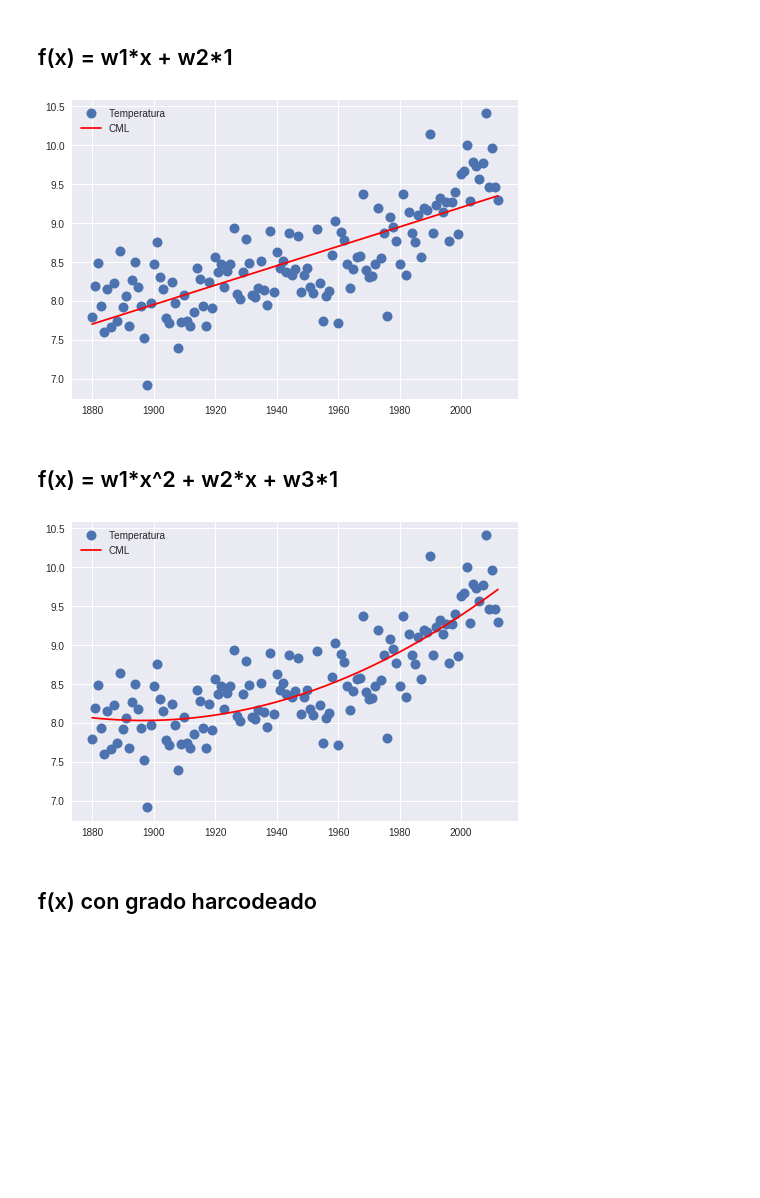
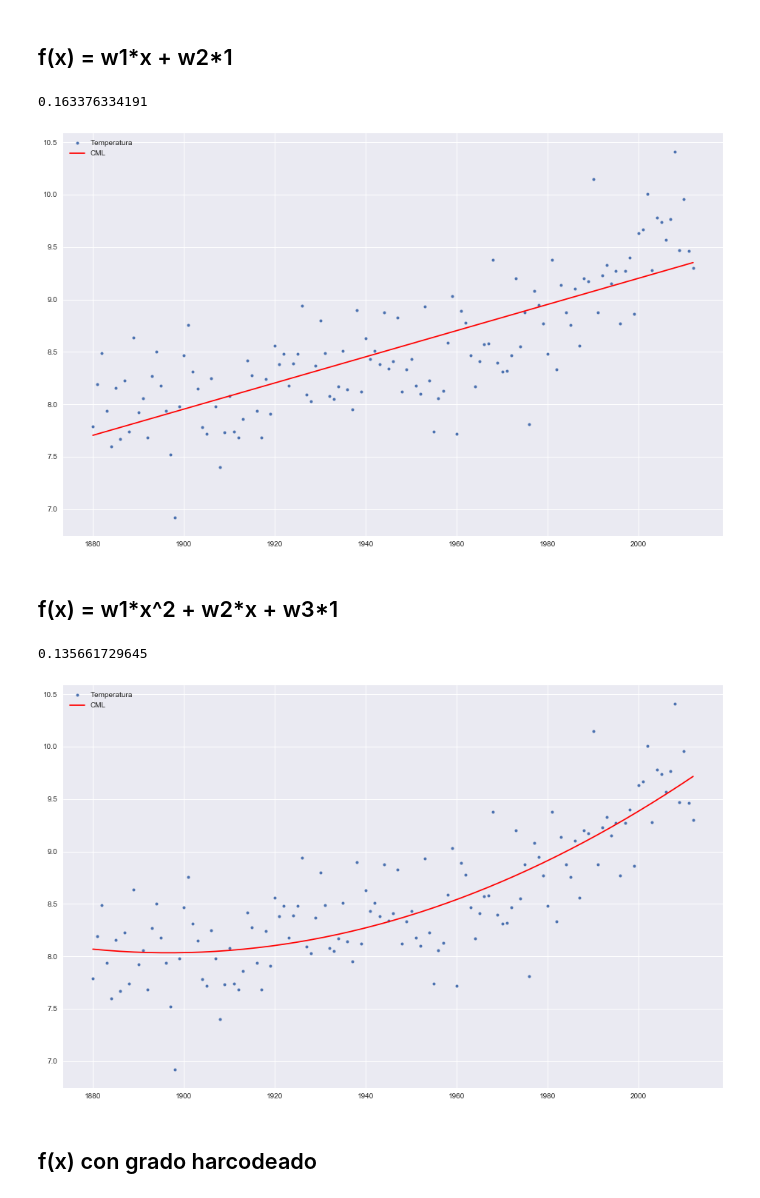
Before and after one commit to smcsicardi/metnum-tp3, a Jupyter notebook: world temperature least squares.ipynb, the cells around one changed output. Drawn from its saved outputs; the diff is of its cells as text; code cells hidden in the pictures; blank space fills up the shorter version.

```diff
--- a/world temperature least squares.ipynb
+++ b/world temperature least squares.ipynb
@@ -1,11 +1,13 @@
 # %% [markdown]
 # World Temperature
 # %%
+%matplotlib inline
 import pandas as pd
 import matplotlib.pyplot as plt
 import seaborn as sns
 import numpy as np
 from scipy import stats
 from math import *
+plt.rcParams["figure.figsize"] = (15, 8)
 # %% [markdown]
 ## Parseo de datos
@@ -29,34 +14,50 @@ for strMal in ayt:
+# %%
+df = pd.read_csv('data/worldTemperature.csv')
+
+fechas = list(df['year'])
+temps = list(df['temp'])
+
+def cml(fns, xs, ys):
+    A = np.array([fns(x) for x in xs], dtype=np.float64)
+    ws = np.linalg.lstsq(A, ys)[0]
+    return lambda x: sum([w*y for w, y in zip(ws, fns(x))])
+
+def poly(grado):
+    return lambda x: [float(x)**i for i in range(grado, -1, -1)]
+
+def ecm(xs, ys):
+    if len(xs) != len(ys): raise Exception('Different size!')
+    return sum([(x - y)**2 for x, y in zip(xs, ys)])/len(xs)
+
+#res = cml(lambda x: [x*2, x], [1,2,3], [1,1,1])
+#res(5)
 # %% [markdown]
 ## f(x) = w1\*x + w2\*1
 # %%
-A = np.vstack([fechas, np.ones(len(fechas))]).T
-w = np.linalg.lstsq(A, temp)[0]
+funcionCML = cml(lambda x: [x, 1], fechas, temps)
+results = list(map(funcionCML, fechas))
 
-##Este vendria a ser el Y de CML
-funcionCML = [f*w[0] + w[1] for f in fechas]
-
-plt.plot(fechas, temp, 'o', label='Temperatura', markersize=10)
-plt.plot(fechas, funcionCML, 'r', label='CML')
+plt.plot(fechas, temp, 'o', label='Temperatura', markersize=4)
+plt.plot(fechas, results, 'r', label='CML')
 plt.legend()
+print(ecm(results, temps))
 plt.show()
 # %% [output]
+0.163376334191
-[figure, old version]
+[figure, new version]
 # %% [markdown]
 ## f(x) = w1\*x^2 + w2\*x + w3\*1
-# %%
-fechas2 = [f**2 for f in fechas]
-
-A = np.vstack([fechas2, fechas, np.ones(len(fechas))]).T
-w = np.linalg.lstsq(A, temp)[0]
-
-##Este vendria a ser el Y de CML
-funcionCML = [w[0]*fechas2[i] + w[1]*fechas[i] + w[2] for i in range(len(fechas))]
-
-plt.plot(fechas, temp, 'o', label='Temperatura', markersize=10)
-plt.plot(fechas, funcionCML, 'r', label='CML')
-plt.legend()
-plt.show()
-# %% [output]
-[figure, removed]
+# %%
+f = cml(lambda x: [x**2, x, 1], fechas, temps)
+results = list(map(f, fechas))
+
+plt.plot(fechas, temp, 'o', label='Temperatura', markersize=4)
+plt.plot(fechas, results, 'r', label='CML')
+plt.legend()
+print(ecm(results, temps))
+plt.show()
+# %% [output]
+0.135661729645
+[figure, added]
 # %% [markdown]
 ## f(x) con grado harcodeado
```
Also changed, not shown: parts of 8 cells of this notebook.
